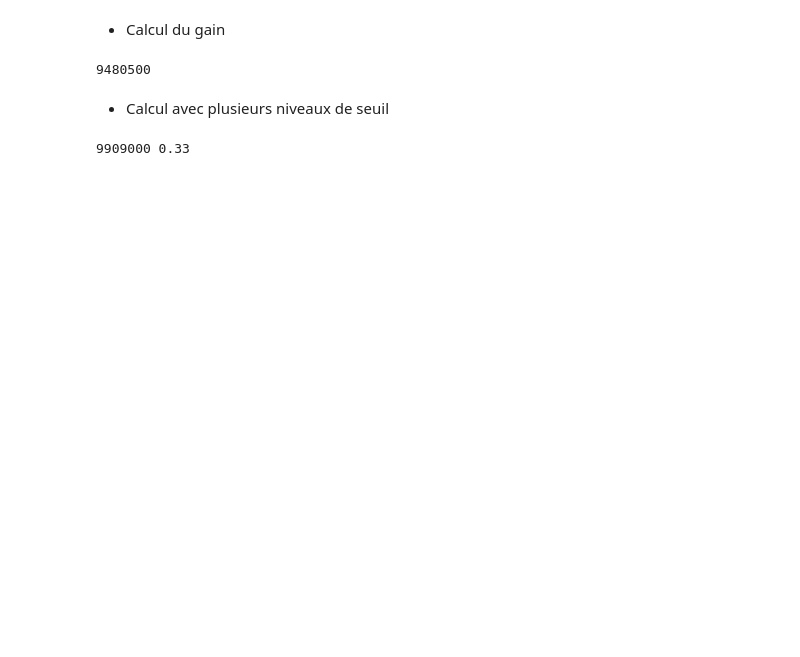
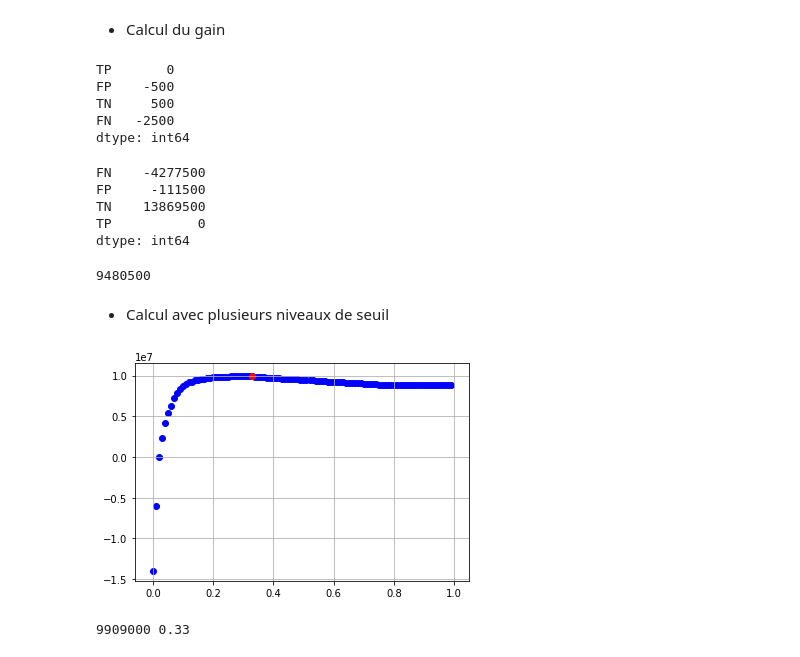
Before and after one commit to Simplon-IA-Bdx-1/give-me-some-credit-laurent-33, a Jupyter notebook: 191007 GiveMeCredit - 02bigml evaluation.ipynb, the cells around one changed output. Drawn from its saved outputs; the diff is of its cells as text; code cells hidden in the pictures; blank space fills up the shorter version.

Commit message:
Ajouté graphique seuil/gain + calcul auc

```diff
--- a/191007 GiveMeCredit - 02bigml evaluation.ipynb
+++ b/191007 GiveMeCredit - 02bigml evaluation.ipynb
@@ -160,31 +165,55 @@ df4.sort_values('bigerror', ascending=False)[:10]
 # %% [markdown]
 - Calcul du gain
-# %%
-total_gain = -500*confusion_matrix.loc['FP'] + 0*confusion_matrix.loc['TP'] - 2500*confusion_matrix.loc['FN'] + 500*confusion_matrix.loc['TN']
-total_gain
-# %% [output]
-9480500
+# %%
+matrix_cost = Series([0, -500, 500, -2500], index = ['TP', 'FP', 'TN', 'FN'])
+matrix_cost
+# %% [output]
+TP       0
+FP    -500
+TN     500
+FN   -2500
+dtype: int64
+# %%
+matrix_gain = confusion_matrix * matrix_cost
+matrix_gain
+# %% [output]
+FN    -4277500
+FP     -111500
+TN    13869500
+TP           0
+dtype: int64
+# %%
+matrix_gain.sum()
+# %% [output]
+9480500
 # %% [markdown]
 - Calcul avec plusieurs niveaux de seuil
 # %%
 best_seuil = 0
 best_gain = 0
+fig = plt.figure()
+line, = plt.plot([], [], "b")
 for i in range(0,100):
     seuil = i/100
     Ppred = df4['1 probability'] >= seuil
     Npred = df4['1 probability'] < seuil
     df4.loc[Ppred & Preal, 'Eval2'] = 'TP'
     df4.loc[Ppred & Nreal, 'Eval2'] = 'FP'
     df4.loc[Npred & Nreal, 'Eval2'] = 'TN'
     df4.loc[Npred & Preal, 'Eval2'] = 'FN'
-    confusion_matrix = df4['Eval2'].value_counts()
-    confusion_matrix = confusion_matrix + Series(0, index = ['TP', 'FP', 'TN', 'FN'])
+    confusion_matrix = Series(0, index = ['TP', 'FP', 'TN', 'FN'])
+    confusion_matrix = confusion_matrix + df4['Eval2'].value_counts()
     confusion_matrix.fillna(0, inplace=True)
     total_gain = -500*confusion_matrix.loc['FP'] + 0*confusion_matrix.loc['TP'] - 2500*confusion_matrix.loc['FN'] + 500*confusion_matrix.loc['TN']
+    plt.scatter(seuil, total_gain, c='blue')
     if total_gain > best_gain:
         best_gain = total_gain
         best_seuil = seuil
 
+plt.scatter(best_seuil, best_gain, c='red')
+plt.grid(True)
+plt.show()
 print(best_gain, best_seuil)
 # %% [output]
+[figure, added]
 9909000 0.33
```
Also changed, not shown: parts of 11 cells of this notebook.
